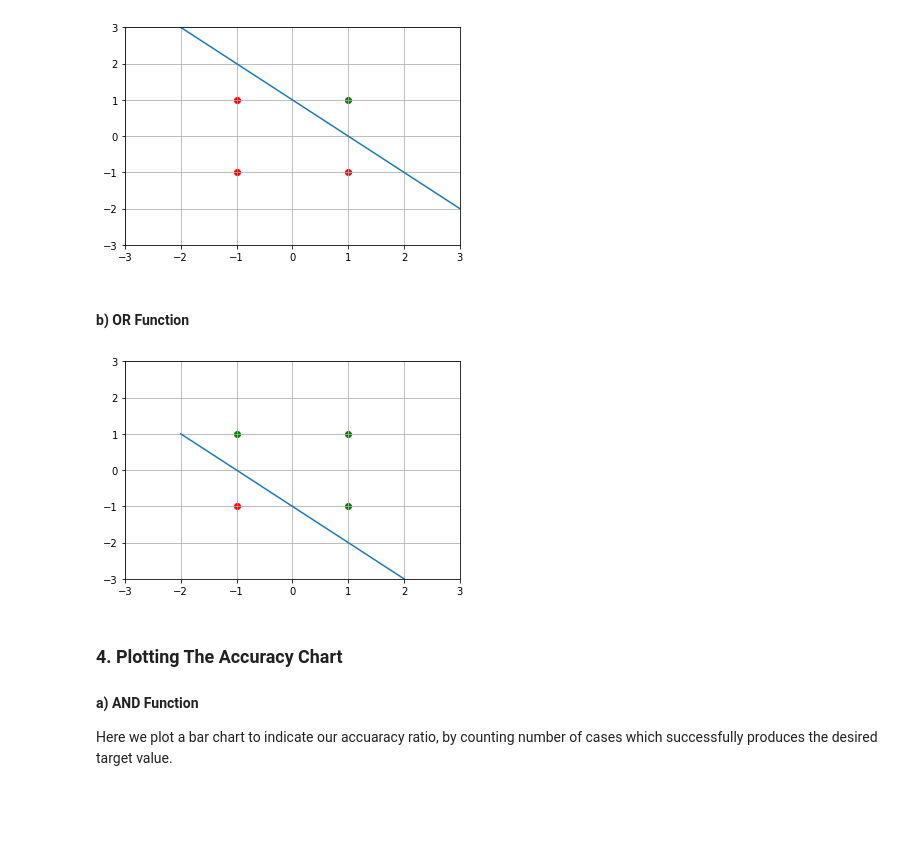
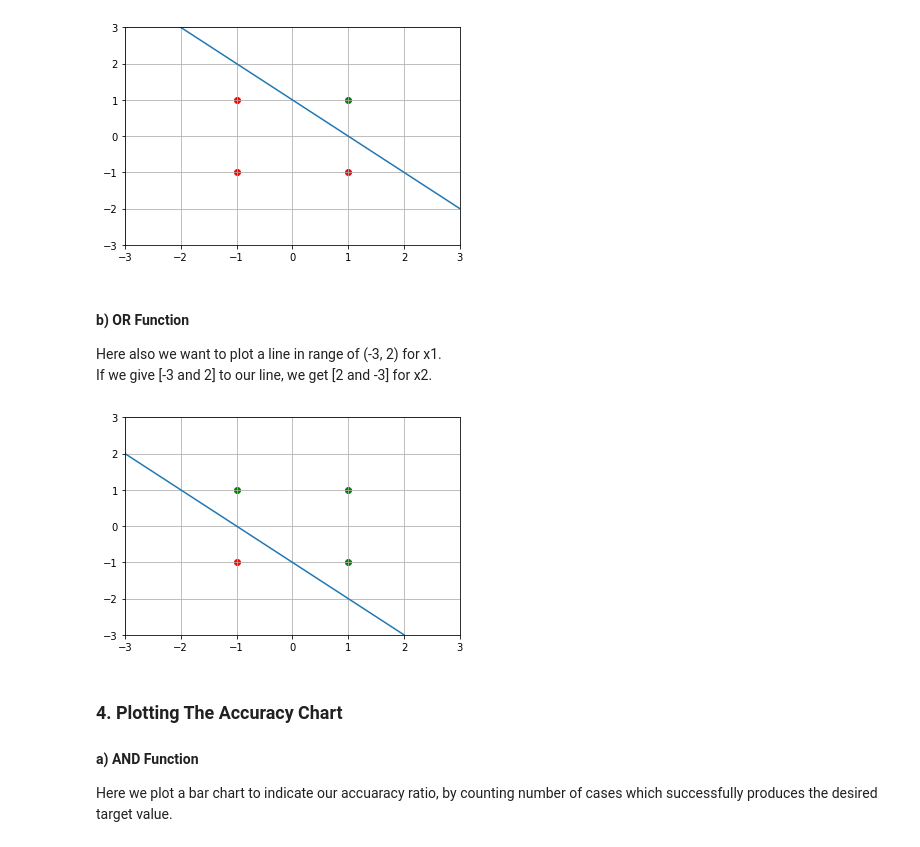
Before and after one commit to meghiaws/neural-networks, a Jupyter notebook: notebooks/hebb_netwok_and_or.ipynb, the cells around one changed output. Saved outputs shown, nothing was run; the diff lists cells and outputs as text; code cells hidden in the pictures; blank space fills up the shorter version.

Commit message:
Add: added two input perceptron network.

```diff
--- a/notebooks/hebb_netwok_and_or.ipynb
+++ b/notebooks/hebb_netwok_and_or.ipynb
@@ -19,10 +20,9 @@ import numpy as np
 import matplotlib.pyplot as plt
 from projects import TwoInputHebbNetwork
 
+and_training_dataset = np.genfromtxt("../dataset/hebb/and/training_dataset.csv", delimiter=',', skip_header=1)
+and_test_dataset = np.genfromtxt("../dataset/hebb/and/test_dataset.csv", delimiter=',', skip_header=1)
 
-and_training_dataset = np.genfromtxt("../dataset/and/training_dataset.csv", delimiter=',', skip_header=1)
-and_test_dataset = np.genfromtxt("../dataset/and/test_dataset.csv", delimiter=',', skip_header=1)
-
-or_training_dataset = np.genfromtxt("../dataset/or/training_dataset.csv", delimiter=',', skip_header=1)
-or_test_dataset = np.genfromtxt("../dataset/or/test_dataset.csv", delimiter=',', skip_header=1)
+or_training_dataset = np.genfromtxt("../dataset/hebb/or/training_dataset.csv", delimiter=',', skip_header=1)
+or_test_dataset = np.genfromtxt("../dataset/hebb/or/test_dataset.csv", delimiter=',', skip_header=1)
 # %% [markdown]
@@ -69,26 +69,28 @@ plt.ylim(-3, 3)
 plt.show()
 # %% [output]
 [figure]
-# %% [markdown]
-#### b) OR Function
+# %% [markdown]
+#### b) OR Function
+Here also we want to plot a line in range of (-3, 2) for x1. \
+If we give [-3 and 2] to our line, we get [2 and -3] for x2.
 # %%
-x1 = np.array([-2, 3]) # x1=[-2, 3]
-x2 = (or_hebb_network.bias + or_hebb_network.w1 * x1) / (- or_hebb_network.w2) # x2 = b + w1x1 / -w2x2, at the end will be x2=[3, -2]
+x1 = np.array([-3, 2]) # x1=[-3, 2]
+x2 = (or_hebb_network.bias + or_hebb_network.w1 * x1) / (- or_hebb_network.w2) # x2 = b + w1x1 / -w2x2, at the end will be x2=[2, -3]
 
 plt.plot(x1, x2)
 for vector in or_training_dataset:
     # if Target is 1 it means point is in the positive area (green points) otherwise its in the negetive area (red points)
     if vector[3] == 1:
         plt.scatter(vector[0], vector[1], color='green')
     else:
         plt.scatter(vector[0], vector[1], color='red')
 
 plt.grid()
 plt.xlim(-3, 3)
 plt.ylim(-3, 3)
 plt.show()
 # %% [output]
-[figure, old version]
+[figure, new version]
 # %% [markdown]
 ### 4. Plotting The Accuracy Chart
 #### a) AND Function
```
Also changed, not shown: parts of 5 cells of this notebook, 11 other files.
